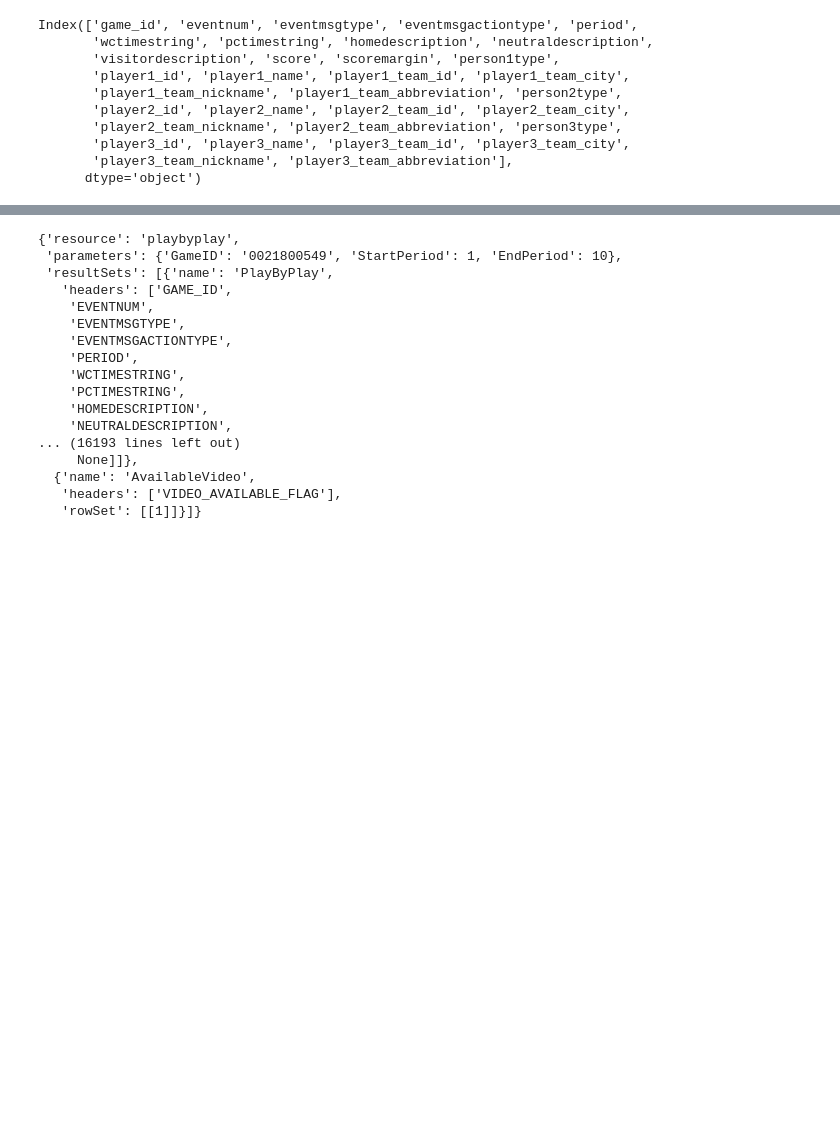
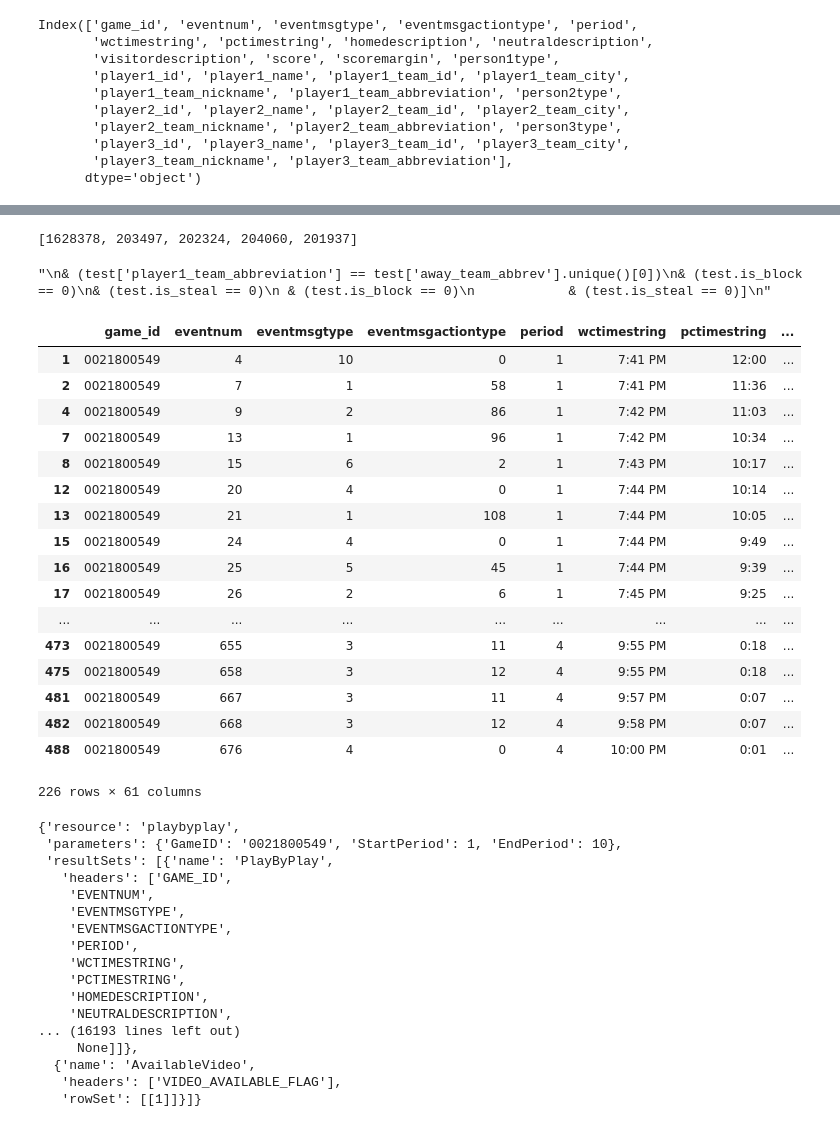
Before and after one commit to mcbarlowe/nba_scraper, a Jupyter notebook: Untitled.ipynb, the cells around one changed output, grey strips where cells are left out. Cells and saved outputs as stored; diff of their text form; code cells hidden in the pictures; blank space fills up the shorter version.

```diff
--- a/Untitled.ipynb
+++ b/Untitled.ipynb
@@ -251,7 +484,7 @@ def scrape_pbp(game_id, user_agent=user_agent):
                                        if np.isin(x['eventmsgtype'],[1,2]) else np.nan, axis=1)
 
 #create an event team colum
-    clean_df['event_team'] = np.where(clean_df['homedescription'].isnull(),
+    clean_df['event_team'] = np.where(~clean_df['homedescription'].isnull(),
                                       clean_df['home_team_abbrev'],
                                       clean_df['away_team_abbrev'])
 
@@ -274,6 +507,32 @@ def scrape_pbp(game_id, user_agent=user_agent):
 
 #determine whether shot was a three pointer
     clean_df['is_three'] = np.where(clean_df['de'].str.contains('3pt'), 1, 0)
+
+
+#determine points earned
+    clean_df['points_made'] = clean_df.apply(calc_points_made, axis=1)
+
+#create columns that determine if rebound is offenseive or deffensive
+    clean_df['is_d_rebound'] = np.where((clean_df['event_type_de'] == 'rebound') &
+                                         (clean_df['event_team'] != clean_df['event_team'].shift(1)), 1, 0)
+
+    clean_df['is_o_rebound'] = np.where((clean_df['event_type_de'] == 'rebound') &
+                                        (clean_df['event_team'] == clean_df['event_team'].shift(1))
+                                        & (clean_df['event_type_de'].shift(1) != 'free-throw'), 1, 0)
+
+#create columns to determine turnovers and steals
+    clean_df['is_turnover'] = np.where(clean_df['de'].str.contains('Turnover'), 1, 0)
+    clean_df['is_steal'] = np.where(clean_df['de'].str.contains('Steal'), 1, 0)
+
+
+#parse foul type
+    clean_df['foul_type'] = clean_df.apply(parse_foul, axis=1)
+
+# determine if a shot is a putback off an offensive reboundk
+    clean_df['is_putback'] = np.where((clean_df['is_o_rebound'].shift(1) == 1) &
+                                      (clean_df['event_length'] <= 3), 1, 0)
+
+    clean_df = get_lineups(clean_df)
     return clean_df
 # %%
 test = scrape_pbp(1)
@@ -306,3 +591,43 @@ v2_dict = test.json()
+# %%
+away_starting_line
+# %% [output]
+[1628378, 203497, 202324, 204060, 201937]
+# %%
+blah = test[(test['event_team'] == test['away_team_abbrev'].unique()[0])
+            & (~pd.isnull(test['player1_name']))
+
+            #& (test['player1_team_abbreviation'] == test['away_team_abbrev'].unique()[0])
+            ]
+'''
+& (test['player1_team_abbreviation'] == test['away_team_abbrev'].unique()[0])
+& (test.is_block == 0)
+& (test.is_steal == 0)
+ & (test.is_block == 0)
+            & (test.is_steal == 0)]
+'''
+# %% [output]
+"\n& (test['player1_team_abbreviation'] == test['away_team_abbrev'].unique()[0])\n& (test.is_block == 0)\n& (test.is_steal == 0)\n & (test.is_block == 0)\n            & (test.is_steal == 0)]\n"
+# %%
+blah
+# %% [output]
+|  | game_id | eventnum | eventmsgtype | eventmsgactiontype | period | wctimestring | pctimestring | ... |
+| 1 | 0021800549 | 4 | 10 | 0 | 1 | 7:41 PM | 12:00 | ... |
+| 2 | 0021800549 | 7 | 1 | 58 | 1 | 7:41 PM | 11:36 | ... |
+| 4 | 0021800549 | 9 | 2 | 86 | 1 | 7:42 PM | 11:03 | ... |
+| 7 | 0021800549 | 13 | 1 | 96 | 1 | 7:42 PM | 10:34 | ... |
+| 8 | 0021800549 | 15 | 6 | 2 | 1 | 7:43 PM | 10:17 | ... |
+| 12 | 0021800549 | 20 | 4 | 0 | 1 | 7:44 PM | 10:14 | ... |
+| 13 | 0021800549 | 21 | 1 | 108 | 1 | 7:44 PM | 10:05 | ... |
+| 15 | 0021800549 | 24 | 4 | 0 | 1 | 7:44 PM | 9:49 | ... |
+| 16 | 0021800549 | 25 | 5 | 45 | 1 | 7:44 PM | 9:39 | ... |
+| 17 | 0021800549 | 26 | 2 | 6 | 1 | 7:45 PM | 9:25 | ... |
+| ... | ... | ... | ... | ... | ... | ... | ... | ... |
+| 473 | 0021800549 | 655 | 3 | 11 | 4 | 9:55 PM | 0:18 | ... |
+| 475 | 0021800549 | 658 | 3 | 12 | 4 | 9:55 PM | 0:18 | ... |
+| 481 | 0021800549 | 667 | 3 | 11 | 4 | 9:57 PM | 0:07 | ... |
+| 482 | 0021800549 | 668 | 3 | 12 | 4 | 9:58 PM | 0:07 | ... |
+| 488 | 0021800549 | 676 | 4 | 0 | 4 | 10:00 PM | 0:01 | ... |
+226 rows × 61 columns
 # %%
 v2_dict
 # %% [output]
```
Also changed, not shown: parts of 6 cells of this notebook, 1 other file.
